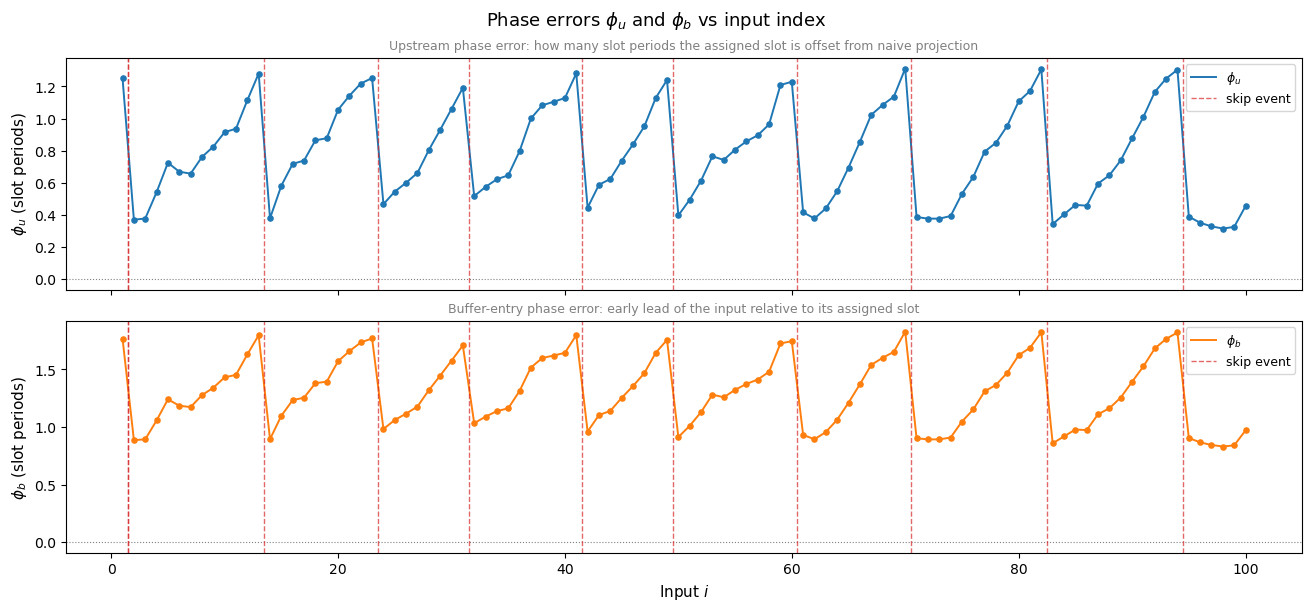
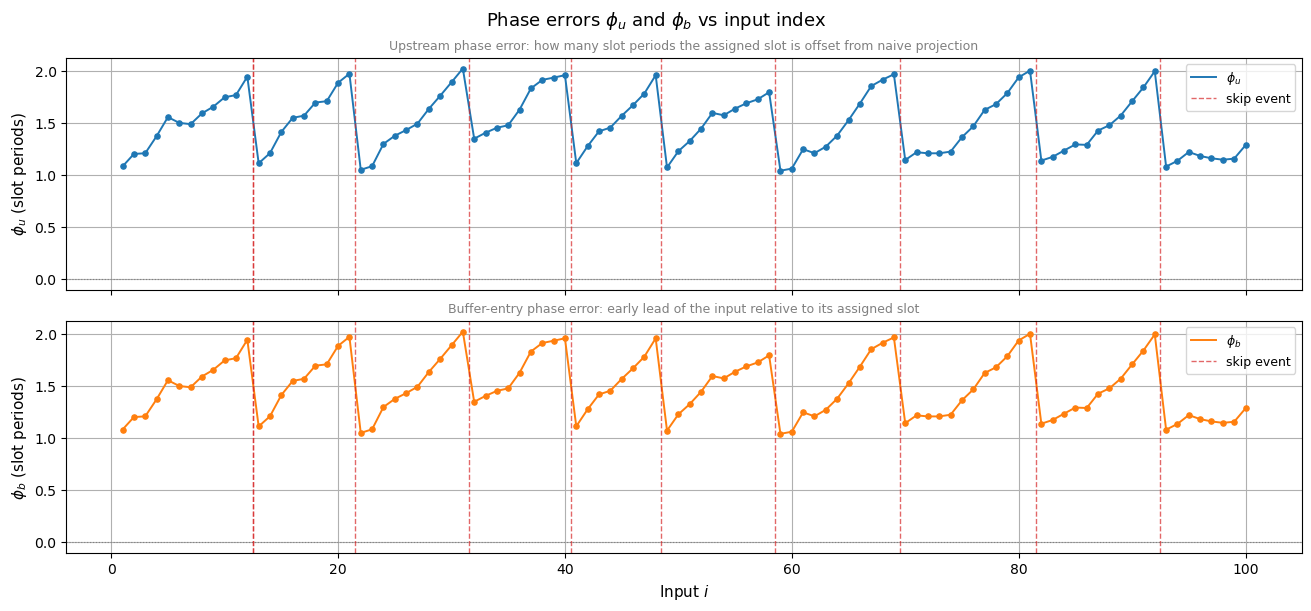
The notebook cell's code change between the first figure and the second:
--- before
+++ after
@@ -20,4 +20,5 @@
     fontsize=9, color='gray'
 )
+ax.grid()
 
 # ── φ_b ─────────────────────────────────────────────────────────────────────
@@ -37,4 +38,5 @@
     fontsize=9, color='gray'
 )
+ax.grid()
 
 plt.show()

Commit: we're going to the finish now. Get this done.